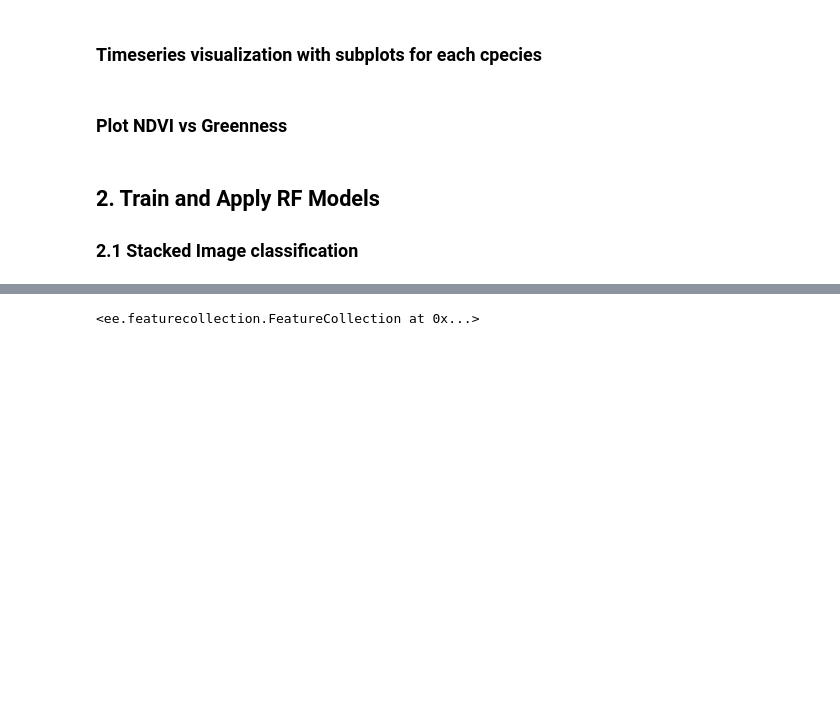
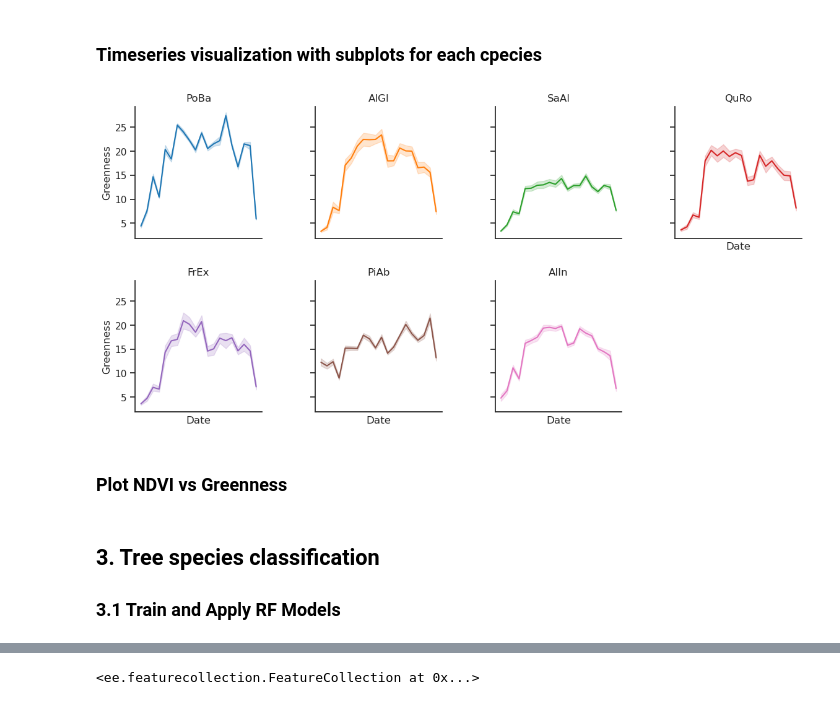
Before and after one commit to nikolovayana/Sen2Tree_multitemporal, a Jupyter notebook: main.ipynb, the cells around one changed output, grey strips where cells are left out. Cells and saved outputs as stored; diff of their text form; code cells hidden in the pictures; blank space fills up the shorter version.

```diff
--- a/main.ipynb
+++ b/main.ipynb
@@ -226,25 +231,27 @@ g.set_xlabels('NDVI')  # Custom x-axis title
 # %%
 # sns.set_theme(style="ticks", rc={"axes.spines.right": False, "axes.spines.top": False})
 
 # Create a FacetGrid with lineplots
 g = sns.FacetGrid(df, col="Tree Species", hue="Tree Species", col_wrap=4, palette="tab10")
 
 # Set titles for each facet
 g.set_titles(col_template="{col_name}")
 
 # Map lineplot for each facet
 g.map(sns.lineplot, "date_str", "values")
 
 # Remove x-tick labels from all subplots (remove ticks from x-axis)
 g.set(xticks=[])
 
 # Edit x-axis title for all facets (this will be shared for all subplots)
 g.set_xlabels('Date')  # Custom x-axis title
-g.set_ylabels('Greenness')  # Custom x-axis title
+g.set_ylabels(df_name)  # Custom x-axis title
 
 
 # Display the plot
 plt.show()
+# %% [output]
+[figure, added]
 # %% [markdown]
 ### Plot NDVI vs Greenness
 # %%
@@ -257,7 +264,7 @@ merged_df = pd.merge(ndvi_df,greenness_df, left_index=True, right_index=True)
 # %%
 sns.jointplot(data=merged_df, x="greenness", y="ndvi", hue="Tree Species_x", palette=label_color_map)
 # %% [markdown]
-## 2. Train and Apply RF Models
-### 2.1 Stacked Image classification
+## 3. Tree species classification
+### 3.1 Train and Apply RF Models
 # %%
 
```
Also changed, not shown: parts of 44 cells of this notebook, 21 other files.
